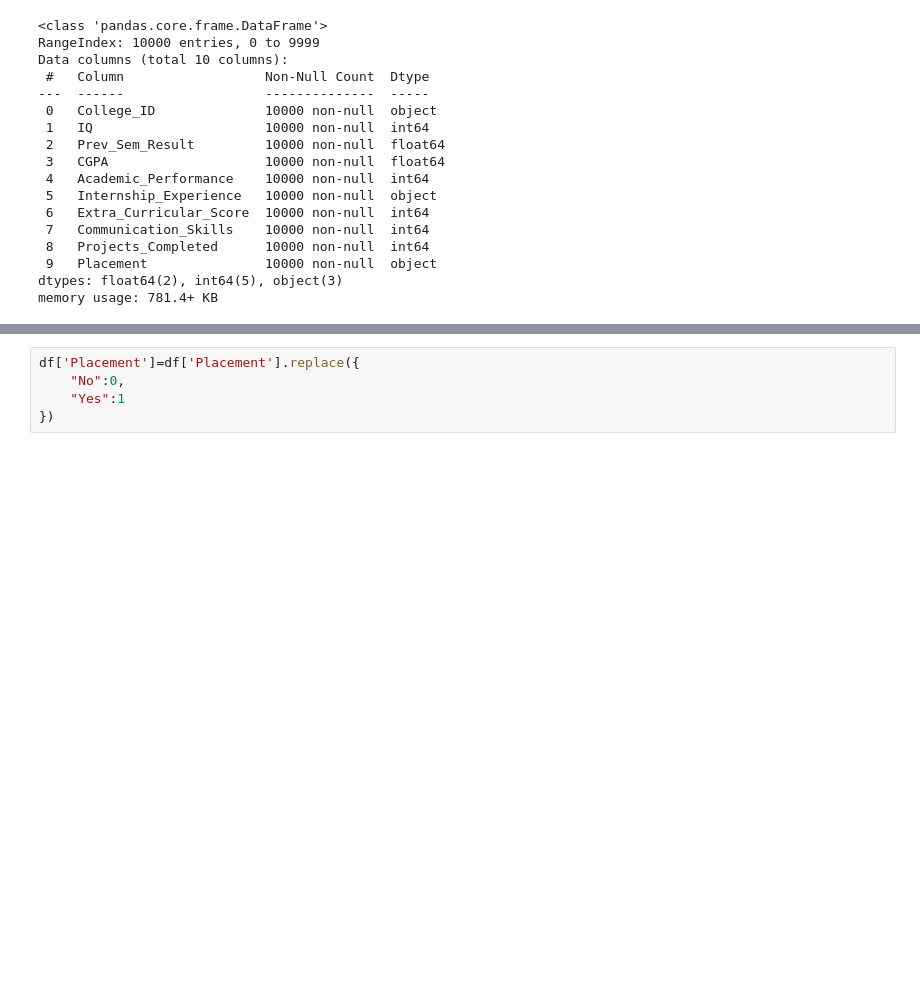
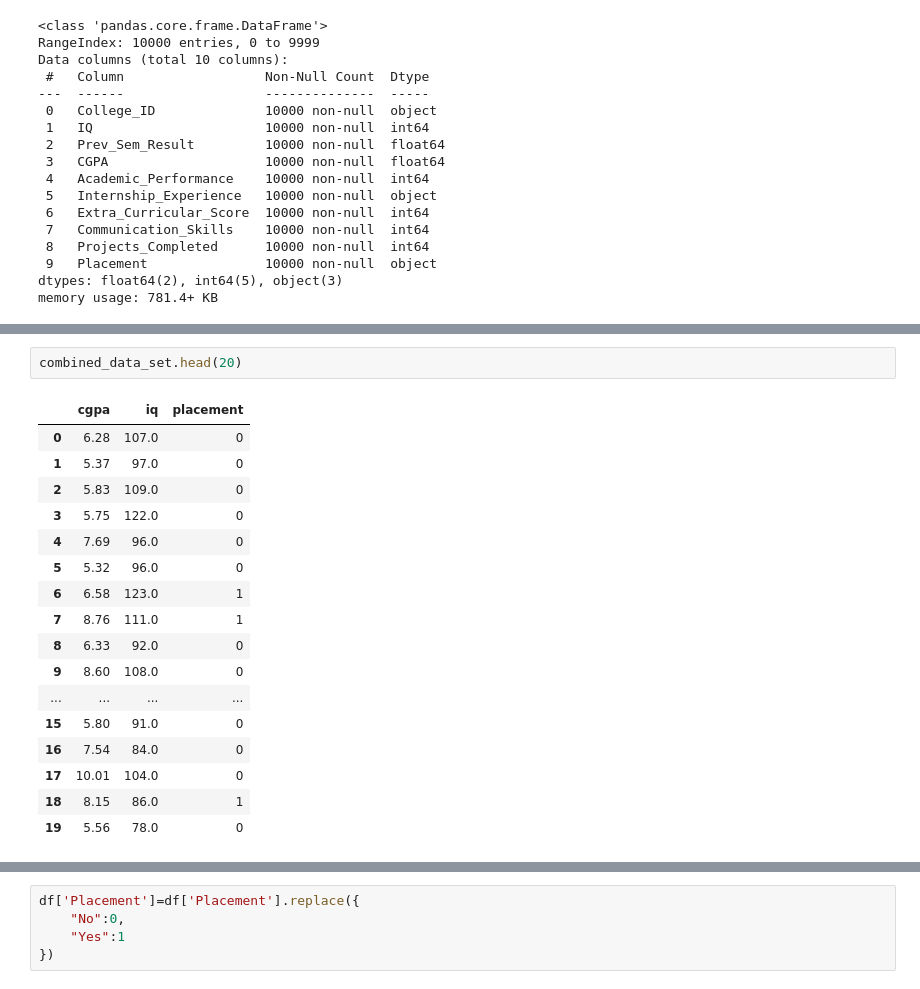
Before and after one commit to akash6392614083-star/placement-predictor, a Jupyter notebook: cleaning.ipynb, the cells around one changed output, grey strips where cells are left out. Cells and saved outputs as stored; diff of their text form; blank space fills up the shorter version.

```diff
--- a/cleaning.ipynb
+++ b/cleaning.ipynb
@@ -42 +137,21 @@ memory usage: 781.4+ KB
+# %%
+combined_data_set.head(20)
+# %% [output]
+|  | cgpa | iq | placement |
+| 0 | 6.28 | 107.0 | 0 |
+| 1 | 5.37 | 97.0 | 0 |
+| 2 | 5.83 | 109.0 | 0 |
+| 3 | 5.75 | 122.0 | 0 |
+| 4 | 7.69 | 96.0 | 0 |
+| 5 | 5.32 | 96.0 | 0 |
+| 6 | 6.58 | 123.0 | 1 |
+| 7 | 8.76 | 111.0 | 1 |
+| 8 | 6.33 | 92.0 | 0 |
+| 9 | 8.60 | 108.0 | 0 |
+| ... | ... | ... | ... |
+| 15 | 5.80 | 91.0 | 0 |
+| 16 | 7.54 | 84.0 | 0 |
+| 17 | 10.01 | 104.0 | 0 |
+| 18 | 8.15 | 86.0 | 1 |
+| 19 | 5.56 | 78.0 | 0 |
 # %%
```
Also changed, not shown: parts of 24 cells of this notebook, 4 other files.
